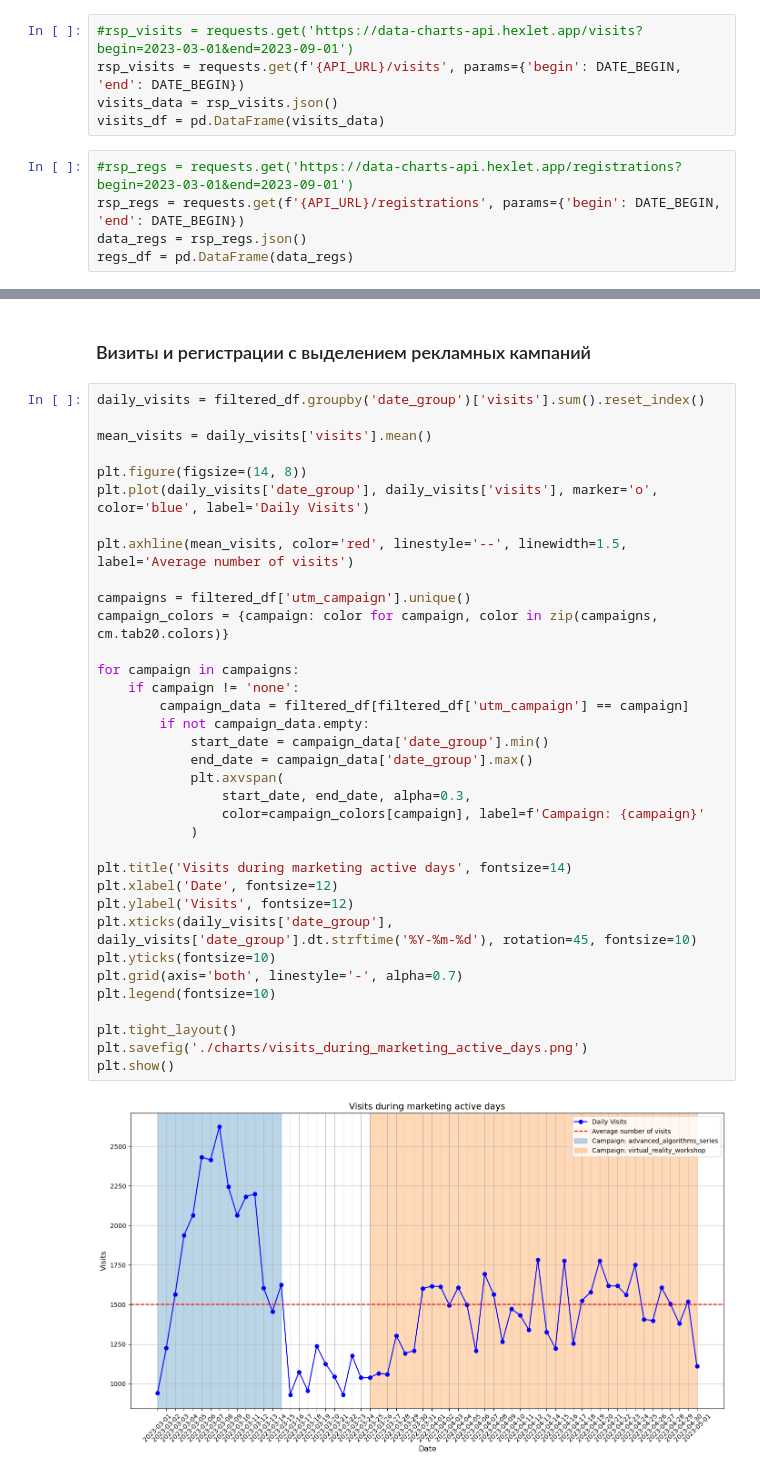
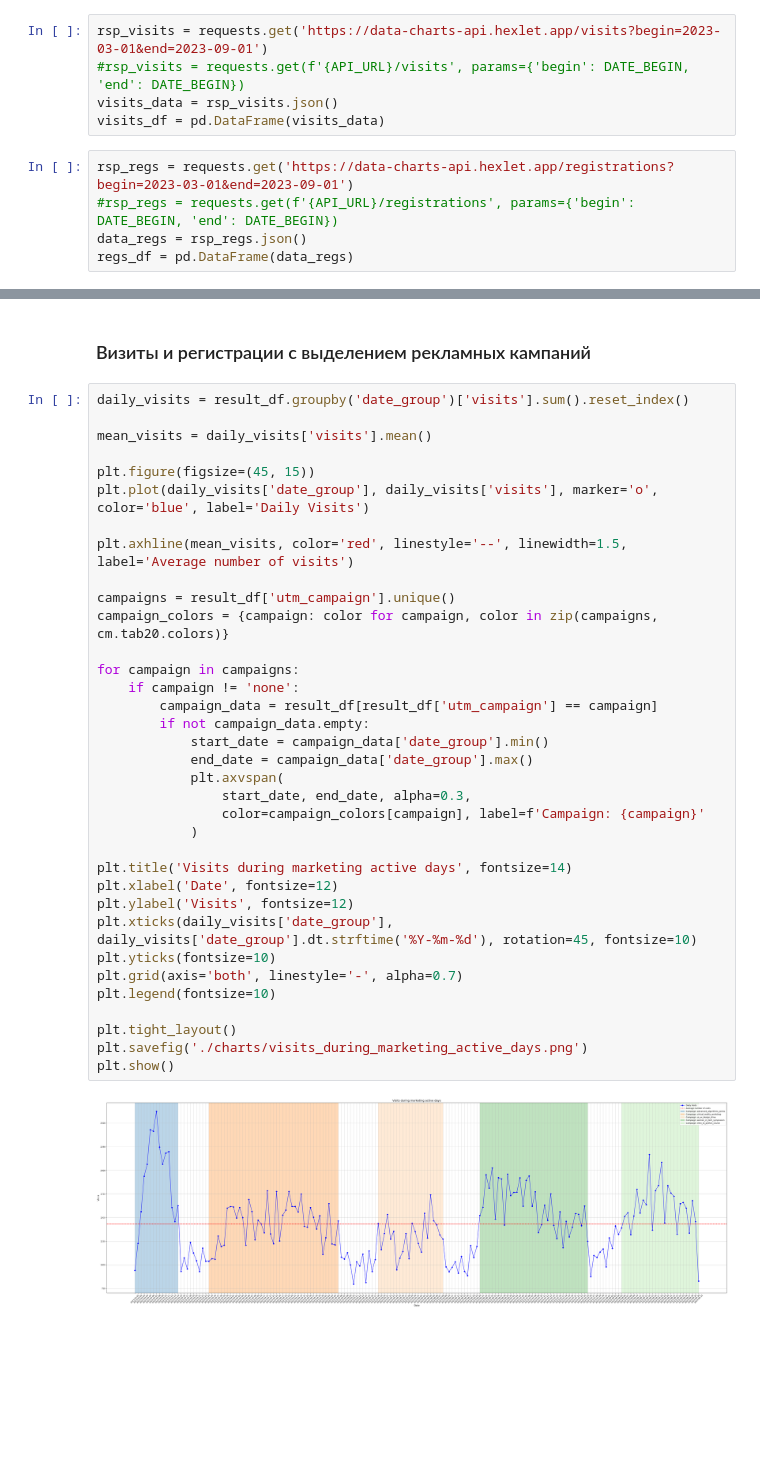
Before and after one commit to matvey532/data-analytics-project-100, a Jupyter notebook: charts_project.ipynb, the cells around one changed output, grey strips where cells are left out. Drawn from its saved outputs; the diff is of its cells as text; blank space fills up the shorter version.

```diff
--- a/charts_project.ipynb
+++ b/charts_project.ipynb
@@ -44,13 +44,13 @@ API_URL = os.getenv('API_URL')
 
 #resp = requests.get(f'{API_URL}/registrations', params={'begin': DATE_BEGIN, 'end': DATE_BEGIN})
 # %%
-#rsp_visits = requests.get('https://data-charts-api.hexlet.app/visits?begin=2023-03-01&end=2023-09-01')
-rsp_visits = requests.get(f'{API_URL}/visits', params={'begin': DATE_BEGIN, 'end': DATE_BEGIN})
+rsp_visits = requests.get('https://data-charts-api.hexlet.app/visits?begin=2023-03-01&end=2023-09-01')
+#rsp_visits = requests.get(f'{API_URL}/visits', params={'begin': DATE_BEGIN, 'end': DATE_BEGIN})
 visits_data = rsp_visits.json()
 visits_df = pd.DataFrame(visits_data)
 # %%
-#rsp_regs = requests.get('https://data-charts-api.hexlet.app/registrations?begin=2023-03-01&end=2023-09-01')
-rsp_regs = requests.get(f'{API_URL}/registrations', params={'begin': DATE_BEGIN, 'end': DATE_BEGIN})
+rsp_regs = requests.get('https://data-charts-api.hexlet.app/registrations?begin=2023-03-01&end=2023-09-01')
+#rsp_regs = requests.get(f'{API_URL}/registrations', params={'begin': DATE_BEGIN, 'end': DATE_BEGIN})
 data_regs = rsp_regs.json()
 regs_df = pd.DataFrame(data_regs)
 # %%
@@ -312,40 +306,40 @@ plt.show()
 # %% [markdown]
 ### Визиты и регистрации с выделением рекламных кампаний
 # %%
-daily_visits = filtered_df.groupby('date_group')['visits'].sum().reset_index()
+daily_visits = result_df.groupby('date_group')['visits'].sum().reset_index()
 
 mean_visits = daily_visits['visits'].mean()
 
-plt.figure(figsize=(14, 8))
+plt.figure(figsize=(45, 15))
 plt.plot(daily_visits['date_group'], daily_visits['visits'], marker='o', color='blue', label='Daily Visits')
 
 plt.axhline(mean_visits, color='red', linestyle='--', linewidth=1.5, label='Average number of visits')
 
-campaigns = filtered_df['utm_campaign'].unique()
+campaigns = result_df['utm_campaign'].unique()
 campaign_colors = {campaign: color for campaign, color in zip(campaigns, cm.tab20.colors)}
 
 for campaign in campaigns:
     if campaign != 'none':
-        campaign_data = filtered_df[filtered_df['utm_campaign'] == campaign]
+        campaign_data = result_df[result_df['utm_campaign'] == campaign]
         if not campaign_data.empty:
             start_date = campaign_data['date_group'].min()
             end_date = campaign_data['date_group'].max()
             plt.axvspan(
                 start_date, end_date, alpha=0.3,
                 color=campaign_colors[campaign], label=f'Campaign: {campaign}'
             )
 
 plt.title('Visits during marketing active days', fontsize=14)
 plt.xlabel('Date', fontsize=12)
 plt.ylabel('Visits', fontsize=12)
 plt.xticks(daily_visits['date_group'], daily_visits['date_group'].dt.strftime('%Y-%m-%d'), rotation=45, fontsize=10)
 plt.yticks(fontsize=10)
 plt.grid(axis='both', linestyle='-', alpha=0.7)
 plt.legend(fontsize=10)
 
 plt.tight_layout()
 plt.savefig('./charts/visits_during_marketing_active_days.png')
 plt.show()
 # %% [output]
-[figure, old version]
+[figure, new version]
 # %%
```
Also changed, not shown: parts of 10 cells of this notebook.
